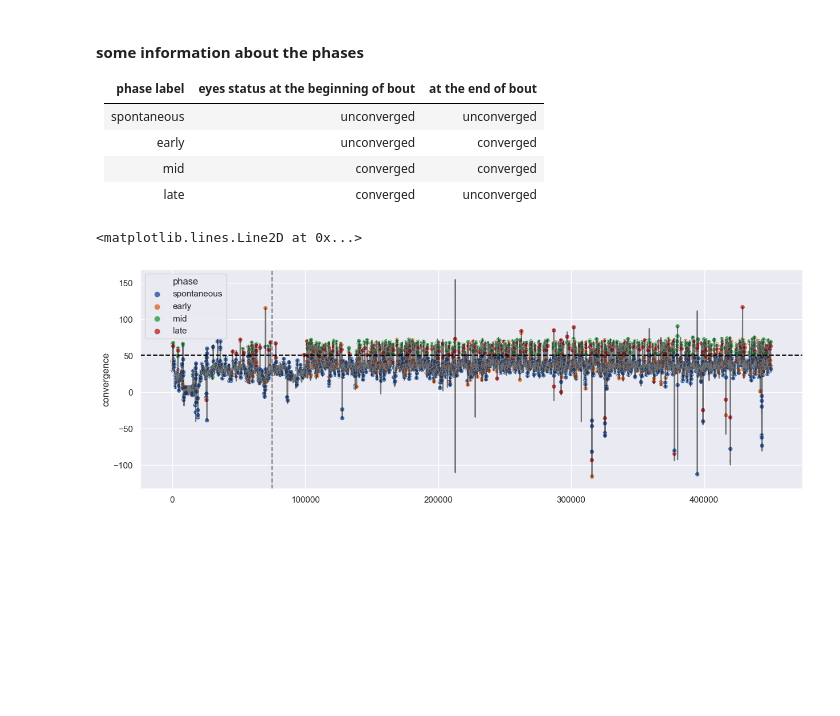
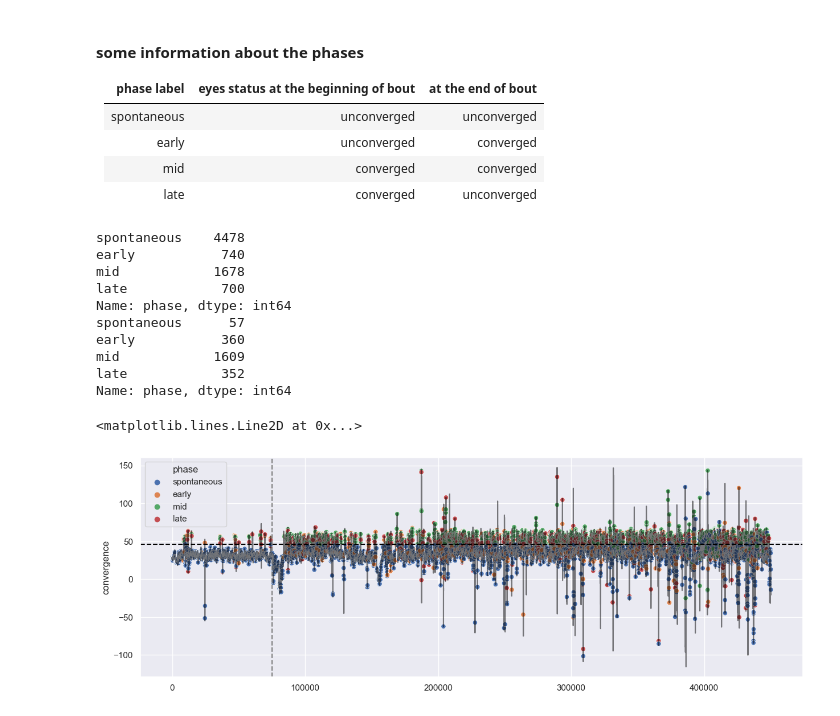
Before and after one commit to myngaf/behavior_analysis_tracking, a Jupyter notebook: test_eye_analysis.ipynb, the cells around one changed output. Saved outputs shown, nothing was run; the diff lists cells and outputs as text; code cells hidden in the pictures; blank space fills up the shorter version.

```diff
--- a/test_eye_analysis.ipynb
+++ b/test_eye_analysis.ipynb
@@ -549,12 +526,31 @@ sns.set_theme(rc={"figure.figsize": (15,5)})
 # %%
 # plot eye convergence over time in a session
 # vertical gray dash line is roughly when the paramecia is added (5 min after recording started)
 # horizontal black dash line is the convergence threshold for that fish
-sub_df = labelled_angle[labelled_angle['ID'] == '2025061206'].reset_index() # change ID number here
+
+ID = '2025061204' # change ID number here
+sub_df = labelled_angle[labelled_angle['ID'] == ID ].reset_index() # all frames across 30 min now represented by index
+
+# count frames of eye convergence above threshold and what phase is the frame in
+mask = sub_df['convergence'] > convergence_scores[convergence_scores['ID'] == ID].threshold.squeeze()
+print(sub_df['phase'].value_counts(dropna=False)[['spontaneous','early','mid','late']])
+print(sub_df[mask].phase.value_counts(dropna=False)[['spontaneous','early','mid','late']])
+
+# plot the eye convergence angle (line) and the bout phases (dot)
 sns.lineplot(data=sub_df, x=sub_df.index, y="convergence", alpha=0.5, c="black") # the whole trace across time
 sns.scatterplot(data=sub_df, x=sub_df.index, y="convergence", hue='phase', legend="auto", hue_order=['spontaneous', 'early', 'mid', 'late']) # which phase
-plt.axhline(y=convergence_scores[convergence_scores['ID'] == '2025061206'].threshold.squeeze(), linestyle='--', c='black') # change ID number here
+plt.axhline(y=convergence_scores[convergence_scores['ID'] == ID].threshold.squeeze(), linestyle='--', c='black')
 plt.axvline(x=250*150*2, linestyle='--', c='gray') # rough timepoint of when paramecia were introduced
 # %% [output]
-<matplotlib.lines.Line2D at 0x...>
+spontaneous    4478
+early           740
+mid            1678
+late            700
+Name: phase, dtype: int64
+spontaneous      57
+early           360
+mid            1609
+late            352
+Name: phase, dtype: int64
+<matplotlib.lines.Line2D at 0x...>
-[figure, old version]
+[figure, new version]
```
Also changed, not shown: parts of 8 cells of this notebook.
